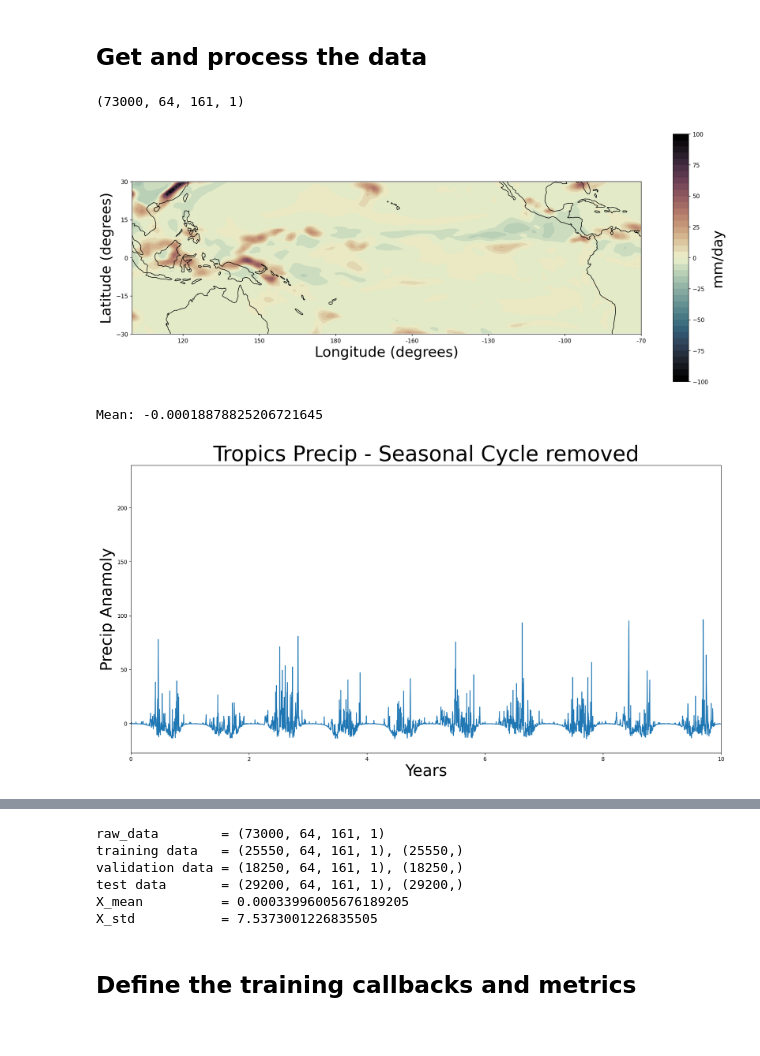
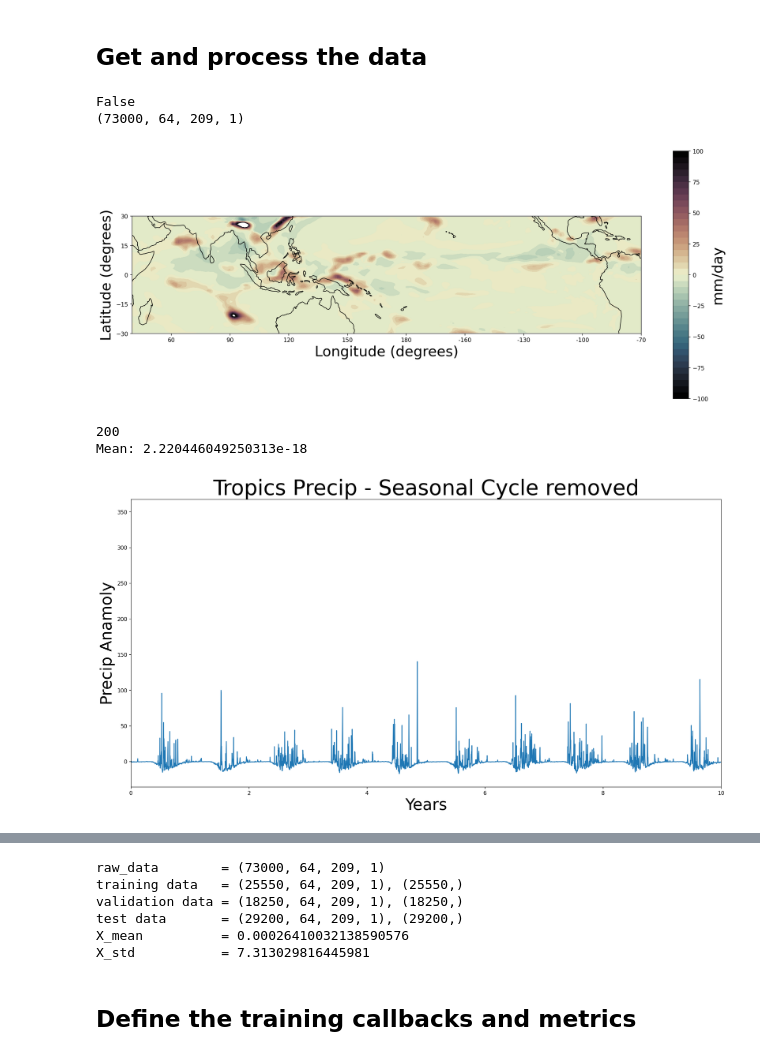
Before and after one commit to ngordillo/TLLTT, a Jupyter notebook: _main.ipynb, the cells around one changed output, grey strips where cells are left out. Saved outputs shown, nothing was run; the diff lists cells and outputs as text; code cells hidden in the pictures.

```diff
--- a/_main.ipynb
+++ b/_main.ipynb
@@ -45,7 +45,7 @@ tensorflow version = 2.9.0
 # %% [markdown]
 ## Define experiment settings and directories
 # %%
-EXP_NAME = 'cold_fourteenday_precip'#'balanced_test'#initial_test'#'mjo'#'quadrants_testcase'
+EXP_NAME = 'alas_fourteenday_precip'#'balanced_test'#initial_test'#'mjo'#'quadrants_testcase'
 
 imp.reload(experiment_settings)
 settings = experiment_settings.get_settings(EXP_NAME)
@@ -85,52 +85,56 @@ DATA_DIR = settings['data_dir']
 
 # print(data_functions)
 
-if(EXP_NAME[:3]=='mjo'):
+# if(EXP_NAME[:3]=='mjo'):
 
-    labels, data, lat, lon, time = data_functions.load_mjo_data(DATA_DIR)
-    X_train, y_train, time_train, X_val, y_val, time_val, X_test, y_test, time_test = data_functions.get_and_process_mjo_data(labels,
-                                                                                         data,
-                                                                                         time,
-                                                                                         rng,
-                                                                                         colored=settings['colored'],
-                                                                                         standardize=settings['standardize'],
-                                                                                         shuffle=settings['shuffle'],
-                                                                                        )
-elif(EXP_NAME[:9]=='quadrants'):
+#     labels, data, lat, lon, time = data_functions.load_mjo_data(DATA_DIR)
+#     X_train, y_train, time_train, X_val, y_val, time_val, X_test, y_test, time_test = data_functions.get_and_process_mjo_data(labels,
+#                                                                                          data,
+#                                                                                          time,
+#                                                                                          rng,
+#                                                                                          colored=settings['colored'],
+#                                                                                          standardize=settings['standardize'],
+#                                                                                          shuffle=settings['shuffle'],
+#                                                                                         )
+if(EXP_NAME[:9]=='quadrants'):
     filename = DATA_DIR + DATA_NAME + '.mat'
     X_train, y_train, X_val, y_val, X_test, y_test, lat, lon = data_functions.get_and_process_data(filename,
                                                                                         rng,
                                                                                         colored=settings['colored'],
                                                                                         standardize=settings['standardize'],
                                                                                         shuffle=settings['shuffle'],
                                                                                         )
-elif((EXP_NAME[:12]=='initial_test') or (EXP_NAME[:12]=='smaller_test') or (EXP_NAME[:13]=='balanced_test') or (EXP_NAME[:13]=='threeday_test') or (EXP_NAME[:12]=='zeroday_test') or (EXP_NAME[:16]=='fourteenday_test') or (EXP_NAME[:18]=='fourteenday_precip') or (EXP_NAME[:19]=='seventeenday_precip') or (EXP_NAME[:16]=='elevenday_precip') or (EXP_NAME[:30]=='fixed_fourteenday_precip')or (EXP_NAME[:30]=='cold_fourteenday_precip')):
-
+elif((EXP_NAME[:12]=='initial_test') or (EXP_NAME[:12]=='smaller_test') or (EXP_NAME[:13]=='balanced_test') or (EXP_NAME[:13]=='threeday_test') or (EXP_NAME[:12]=='zeroday_test') or (EXP_NAME[:16]=='fourteenday_test') or (EXP_NAME[:18]=='fourteenday_precip')
+     or (EXP_NAME[:19]=='seventeenday_precip') or (EXP_NAME[:16]=='elevenday_precip') or (EXP_NAME[:30]=='fixed_fourteenday_precip') or (EXP_NAME[:30]=='cold_fourteenday_precip') or (EXP_NAME[:30]=='mjo_fourteenday_precip') or (EXP_NAME[:30]=='shuffle_fourteenday_precip')
+     or (EXP_NAME[:30]=='cali_fourteenday_precip') or (EXP_NAME[:30]=='alas_fourteenday_precip')):
+    print(settings['shuffle'])
     labels, data, lat, lon, time = data_functions.load_pres_data(DATA_DIR)
     X_train, y_train, time_train, X_val, y_val, time_val, X_test, y_test, time_test = data_functions.get_and_process_pres_data(labels,
                                                                                          data,
                                                                                          time,
                                                                                          rng,
                                                                                          colored=settings['colored'],
                                                                                          standardize=settings['standardize'],
                                                                                          shuffle=settings['shuffle'],
                                                                                         )
 elif((EXP_NAME[:21]=='fourteenday_both_test') or ((EXP_NAME[:18]=='threeday_both_test'))):
     print("bingo")
     labels, data, lat, lon, time = data_functions.load_z500_precip_data(DATA_DIR)
     X_train, y_train, time_train, X_val, y_val, time_val, X_test, y_test, time_test = data_functions.get_and_process_pres_data(labels,
                                                                                          data,
                                                                                          time,
                                                                                          rng,
                                                                                          colored=settings['colored'],
                                                                                          standardize=settings['standardize'],
                                                                                          shuffle=settings['shuffle'],
                                                                                         )
 # %% [output]
-(73000, 64, 161, 1)
+False
+(73000, 64, 209, 1)
-[figure, old version]
+[figure, new version]
-Mean: -0.00018878825206721645
+200
+Mean: 2.220446049250313e-18
-[figure, old version]
+[figure, new version]
 ic| years_train: array([1800, 1801, 1802, 1803, 1804, 1805, 1806, 1807, 1808, 1809, 1810,
                         1811, 1812, 1813, 1814, 1815, 1816, 1817, 1818, 1819, 1820, 1821,
                         1822, 1823, 1824, 1825, 1826, 1827, 1828, 1829, 1830, 1831, 1832,
@@ -148,12 +152,12 @@ ic| years_val: array([1870, 1871, 1872, 1873, 1874, 1875, 1876, 1877, 1878, 1879
                        1986, 1987, 1988, 1989, 1990, 1991, 1992, 1993, 1994, 1995, 1996,
                        1997, 1998, 1999])
 ic| iyears_val: array([25550, 25551, 25552, ..., 43797, 43798, 43799])
-raw_data        = (73000, 64, 161, 1)
-training data   = (25550, 64, 161, 1), (25550,)
-validation data = (18250, 64, 161, 1), (18250,)
-test data       = (29200, 64, 161, 1), (29200,)
-X_mean          = 0.00033996005676189205
-X_std           = 7.5373001226835505
+raw_data        = (73000, 64, 209, 1)
+training data   = (25550, 64, 209, 1), (25550,)
+validation data = (18250, 64, 209, 1), (18250,)
+test data       = (29200, 64, 209, 1), (29200,)
+X_mean          = 0.00026410032138590576
+X_std           = 7.313029816445981
 # %%
 proto_class_mask = network.createClassIdentity(PROTOTYPES_PER_CLASS)
 
```
Also changed, not shown: parts of 5 cells of this notebook, 5 other files.
